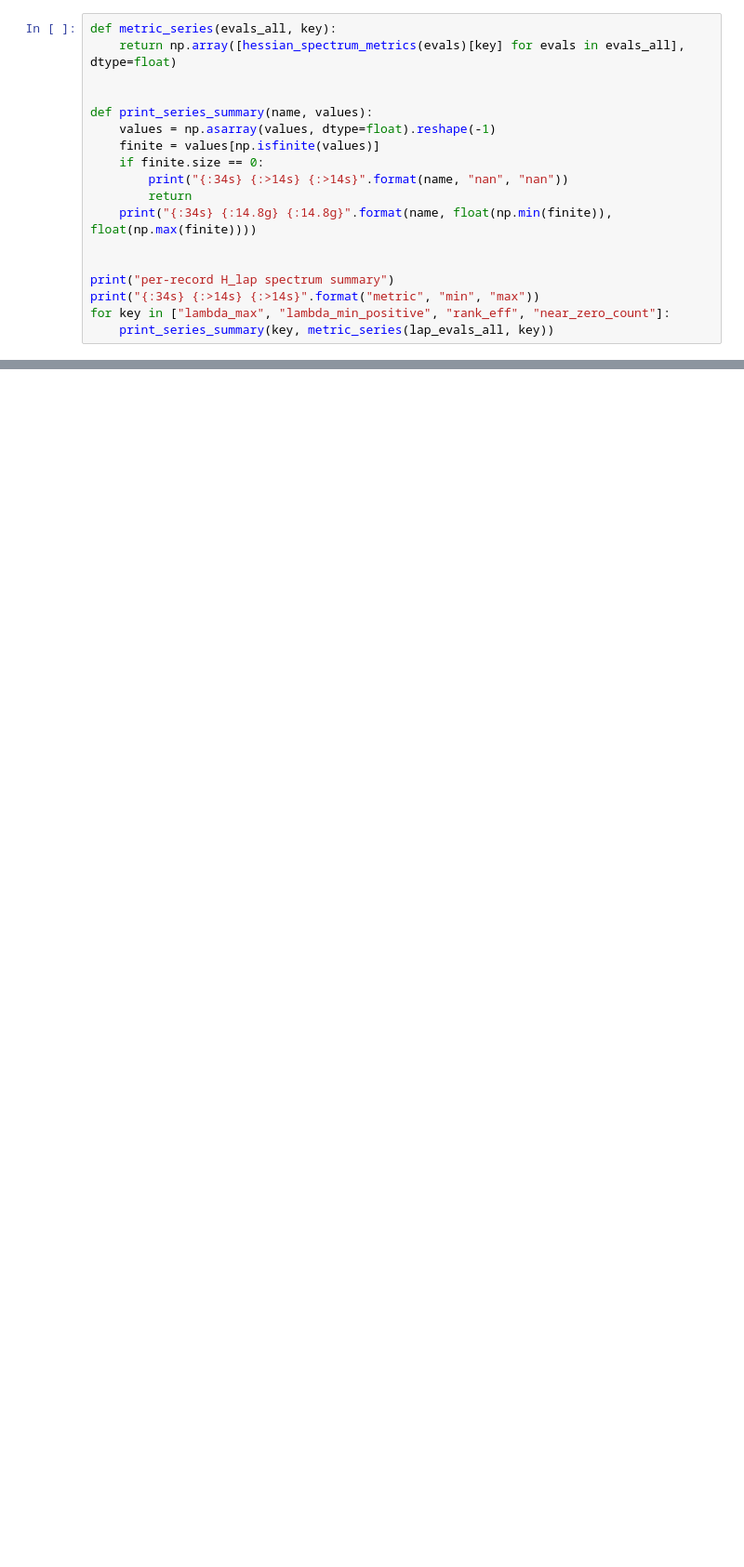
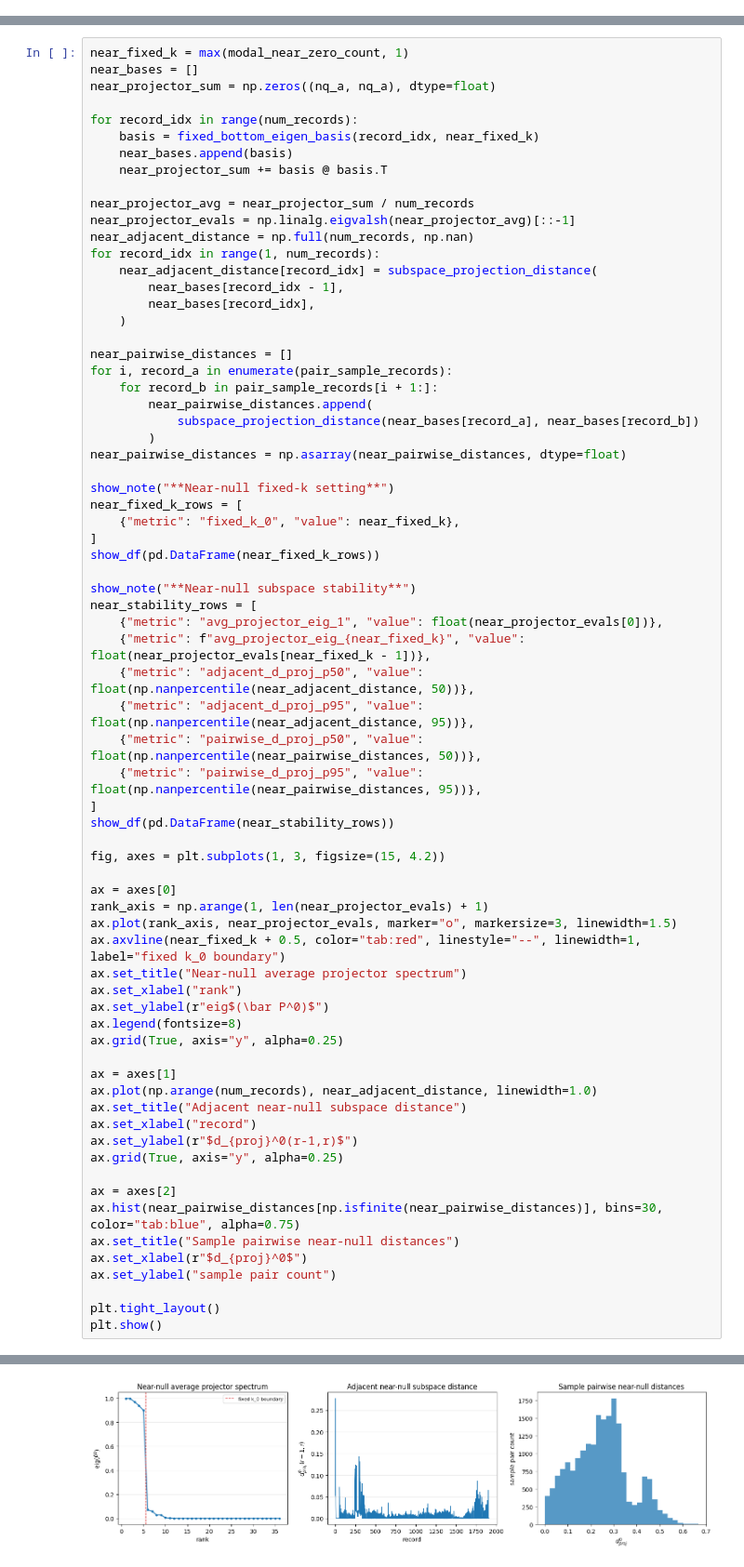
Before and after one commit to perryopytixz/holosoma_retargeting, a Jupyter notebook: holosoma_retargeting/examples/laplacian_hessian_spectrum_diagnosis.ipynb, the cells around one changed output, grey strips where cells are left out. Shown at 93% size. Saved outputs shown, nothing was run; the diff lists cells and outputs as text; blank space fills up the shorter version.

```diff
--- a/holosoma_retargeting/examples/laplacian_hessian_spectrum_diagnosis.ipynb
+++ b/holosoma_retargeting/examples/laplacian_hessian_spectrum_diagnosis.ipynb
@@ -286,18 +0,0 @@ plt.show()
-# %%
-def metric_series(evals_all, key):
-    return np.array([hessian_spectrum_metrics(evals)[key] for evals in evals_all], dtype=float)
-
-
-def print_series_summary(name, values):
-    values = np.asarray(values, dtype=float).reshape(-1)
-    finite = values[np.isfinite(values)]
-    if finite.size == 0:
-        print("{:34s} {:>14s} {:>14s}".format(name, "nan", "nan"))
-        return
-    print("{:34s} {:14.8g} {:14.8g}".format(name, float(np.min(finite)), float(np.max(finite))))
-
-
-print("per-record H_lap spectrum summary")
-print("{:34s} {:>14s} {:>14s}".format("metric", "min", "max"))
-for key in ["lambda_max", "lambda_min_positive", "rank_eff", "near_zero_count"]:
-    print_series_summary(key, metric_series(lap_evals_all, key))
@@ -870,0 +1311,72 @@ positive_tol: 3.4427105976397673e-06
+# %%
+near_fixed_k = max(modal_near_zero_count, 1)
+near_bases = []
+near_projector_sum = np.zeros((nq_a, nq_a), dtype=float)
+
+for record_idx in range(num_records):
+    basis = fixed_bottom_eigen_basis(record_idx, near_fixed_k)
+    near_bases.append(basis)
+    near_projector_sum += basis @ basis.T
+
+near_projector_avg = near_projector_sum / num_records
+near_projector_evals = np.linalg.eigvalsh(near_projector_avg)[::-1]
+near_adjacent_distance = np.full(num_records, np.nan)
+for record_idx in range(1, num_records):
+    near_adjacent_distance[record_idx] = subspace_projection_distance(
+        near_bases[record_idx - 1],
+        near_bases[record_idx],
+    )
+
+near_pairwise_distances = []
+for i, record_a in enumerate(pair_sample_records):
+    for record_b in pair_sample_records[i + 1:]:
+        near_pairwise_distances.append(
+            subspace_projection_distance(near_bases[record_a], near_bases[record_b])
+        )
+near_pairwise_distances = np.asarray(near_pairwise_distances, dtype=float)
+
+show_note("**Near-null fixed-k setting**")
+near_fixed_k_rows = [
+    {"metric": "fixed_k_0", "value": near_fixed_k},
+]
+show_df(pd.DataFrame(near_fixed_k_rows))
+
+show_note("**Near-null subspace stability**")
+near_stability_rows = [
+    {"metric": "avg_projector_eig_1", "value": float(near_projector_evals[0])},
+    {"metric": f"avg_projector_eig_{near_fixed_k}", "value": float(near_projector_evals[near_fixed_k - 1])},
+    {"metric": "adjacent_d_proj_p50", "value": float(np.nanpercentile(near_adjacent_distance, 50))},
+    {"metric": "adjacent_d_proj_p95", "value": float(np.nanpercentile(near_adjacent_distance, 95))},
+    {"metric": "pairwise_d_proj_p50", "value": float(np.nanpercentile(near_pairwise_distances, 50))},
+    {"metric": "pairwise_d_proj_p95", "value": float(np.nanpercentile(near_pairwise_distances, 95))},
+]
+show_df(pd.DataFrame(near_stability_rows))
+
+fig, axes = plt.subplots(1, 3, figsize=(15, 4.2))
+
+ax = axes[0]
+rank_axis = np.arange(1, len(near_projector_evals) + 1)
+ax.plot(rank_axis, near_projector_evals, marker="o", markersize=3, linewidth=1.5)
+ax.axvline(near_fixed_k + 0.5, color="tab:red", linestyle="--", linewidth=1, label="fixed k_0 boundary")
+ax.set_title("Near-null average projector spectrum")
+ax.set_xlabel("rank")
+ax.set_ylabel(r"eig$(\bar P^0)$")
+ax.legend(fontsize=8)
+ax.grid(True, axis="y", alpha=0.25)
+
+ax = axes[1]
+ax.plot(np.arange(num_records), near_adjacent_distance, linewidth=1.0)
+ax.set_title("Adjacent near-null subspace distance")
+ax.set_xlabel("record")
+ax.set_ylabel(r"$d_{proj}^0(r-1,r)$")
+ax.grid(True, axis="y", alpha=0.25)
+
+ax = axes[2]
+ax.hist(near_pairwise_distances[np.isfinite(near_pairwise_distances)], bins=30, color="tab:blue", alpha=0.75)
+ax.set_title("Sample pairwise near-null distances")
+ax.set_xlabel(r"$d_{proj}^0$")
+ax.set_ylabel("sample pair count")
+
+plt.tight_layout()
+plt.show()
+# %% [output]
@@ -870,0 +1394 @@ positive_tol: 3.4427105976397673e-06
+[figure, added]
```
Also changed, not shown: parts of 43 cells of this notebook, 4 other files.
